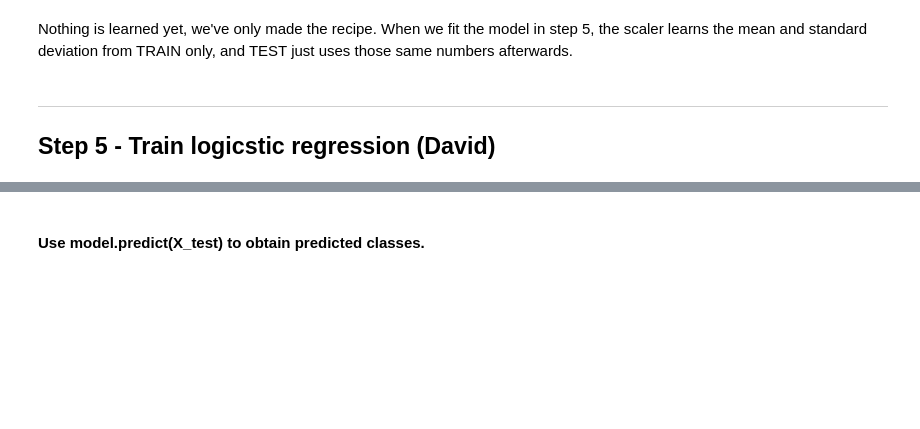
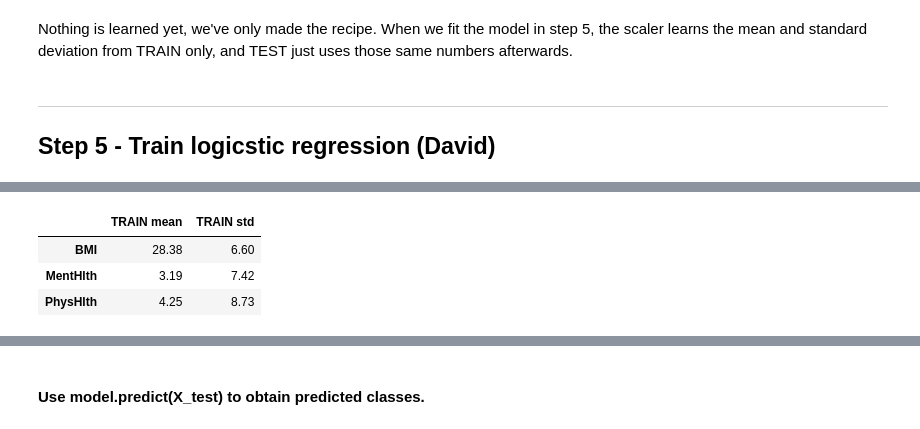
Before and after one commit to J-0-S-E/IE500618-Assignment-2, a Jupyter notebook: assignment2.ipynb, the cells around one changed output, grey strips where cells are left out. Cells and saved outputs as stored; diff of their text form; code cells hidden in the pictures; blank space fills up the shorter version.

Commit message:
Step 5 finished!

```diff
--- a/assignment2.ipynb
+++ b/assignment2.ipynb
@@ -324,0 +331,14 @@ Nothing is learned yet, we've only made the recipe. When we fit the model in ste
+# %%
+model.fit(X_train, y_train)
+
+scaler = model.named_steps["preprocess"].named_transformers_["numerical"]
+
+display(pd.DataFrame({
+    "TRAIN mean": scaler.mean_,
+    "TRAIN std": np.sqrt(scaler.var_)
+}, index=numerical_features).round(2))
+# %% [output]
+|  | TRAIN mean | TRAIN std |
+| BMI | 28.38 | 6.60 |
+| MentHlth | 3.19 | 7.42 |
+| PhysHlth | 4.25 | 8.73 |
```
Also changed, not shown: parts of 7 cells of this notebook.
